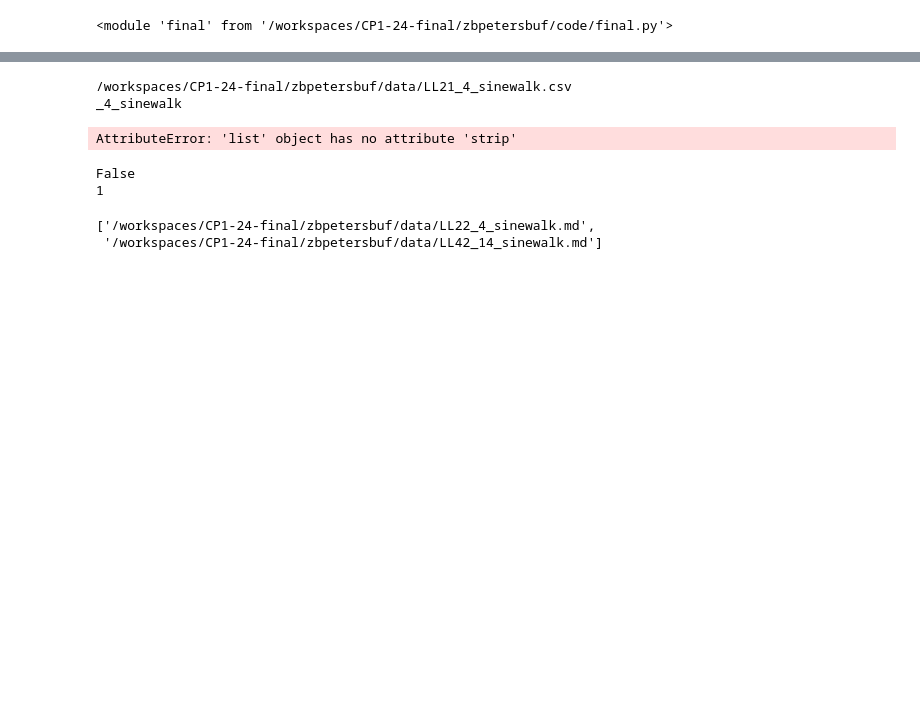
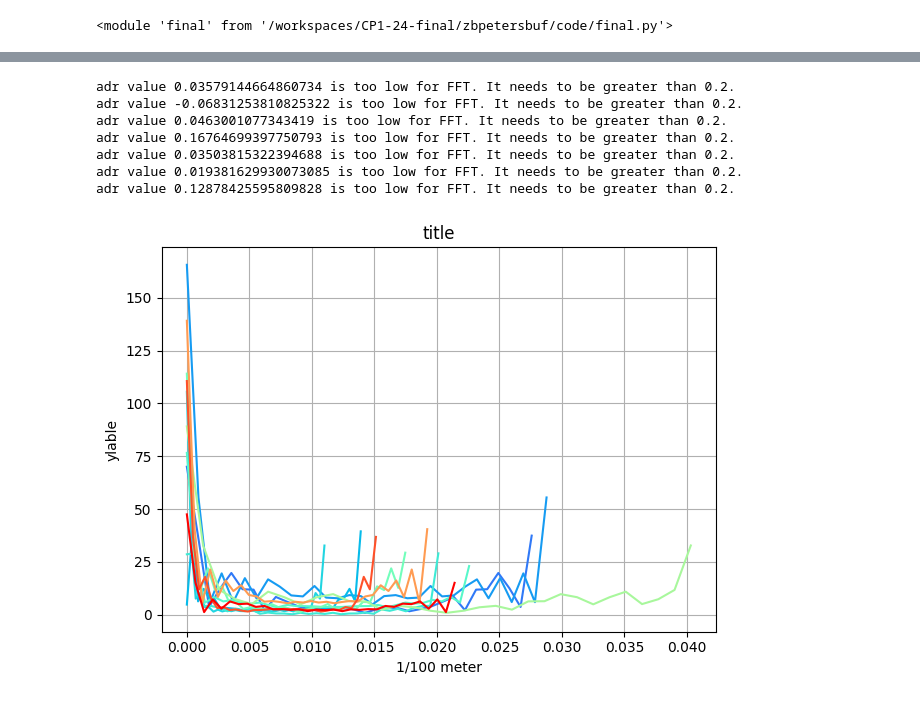
Before and after one commit to zbpetersbuf/CP1-24-final, a Jupyter notebook: zbpetersbuf/documentation/final.ipynb, the cells around one changed output, grey strips where cells are left out. Cells and saved outputs as stored; diff of their text form; code cells hidden in the pictures; blank space fills up the shorter version.

```diff
--- a/zbpetersbuf/documentation/final.ipynb
+++ b/zbpetersbuf/documentation/final.ipynb
@@ -35,50 +47,29 @@ plt.grid()
-# %%
-import matplotlib.cm as cm
-import re
-files = fin.filenamelister('sinewalk', '.csv')
-print(files[1])
-a = fin.findmdfromcsv2(files[1])
-print(a)
-
-print(fin.find_fah(fin.filenamelister(a)))
-
-plt.figure()
-cmap = cm.rainbow
-norm = plt.Normalize(vmin=0, vmax=19)
-
-for i in range(20):
-    if i != 10:
-        if i != 16:
-            file = files[i]
-            temp = fin.fah_to_kel(fin.find_fah(file))
-            yreal, y, x, adj, _= fin.funfit(file)
-            color = cmap(norm(i))
-            plt.plot(x, y, color=color, label=f'Plot {temp},')
-            plt.plot(x, yreal, color=color, linestyle='--')
-
-
-
-plt.legend(loc='upper left', bbox_to_anchor=(1, 1))
-plt.title('title')
-plt.xlabel('xlable')
-plt.ylabel('ylable')
-plt.tight_layout()
-plt.grid()
-# %% [output]
-/workspaces/CP1-24-final/zbpetersbuf/data/LL21_4_sinewalk.csv
-_4_sinewalk
-AttributeError: 'list' object has no attribute 'strip'
-# %%
-a = "True"
-print(a == 'False')
-
-if a:
-    print(1)
-# %% [output]
-False
-1
-# %%
-fin.filenamelister('4_sinewalk')
-# %% [output]
-['/workspaces/CP1-24-final/zbpetersbuf/data/LL22_4_sinewalk.md',
- '/workspaces/CP1-24-final/zbpetersbuf/data/LL42_14_sinewalk.md']
+# %%
+plt.figure()
+
+for i in range(20):
+    if i not in [10, 16]:
+
+        file = files[i]
+        _, ynew, x, adj, tim = fin.funfit(file)
+        fft = fin.fftfinding(ynew, adj, tim, 0.2)
+        xax = fin.freqfinder(x)
+        if fft is not None:
+            color = cmap(norm(i))
+
+            plt.plot(xax, np.abs(fft), color=color)
+
+plt.title('title')
+plt.xlabel('1/100 meter')
+plt.ylabel('ylable')
+plt.tight_layout()
+plt.grid()
+# %% [output]
+adr value 0.03579144664860734 is too low for FFT. It needs to be greater than 0.2.
+adr value -0.06831253810825322 is too low for FFT. It needs to be greater than 0.2.
+adr value 0.0463001077343419 is too low for FFT. It needs to be greater than 0.2.
+adr value 0.16764699397750793 is too low for FFT. It needs to be greater than 0.2.
+adr value 0.03503815322394688 is too low for FFT. It needs to be greater than 0.2.
+adr value 0.019381629930073085 is too low for FFT. It needs to be greater than 0.2.
+adr value 0.12878425595809828 is too low for FFT. It needs to be greater than 0.2.
+[figure, added]
```
Also changed, not shown: parts of 3 cells of this notebook, 1 other file.
